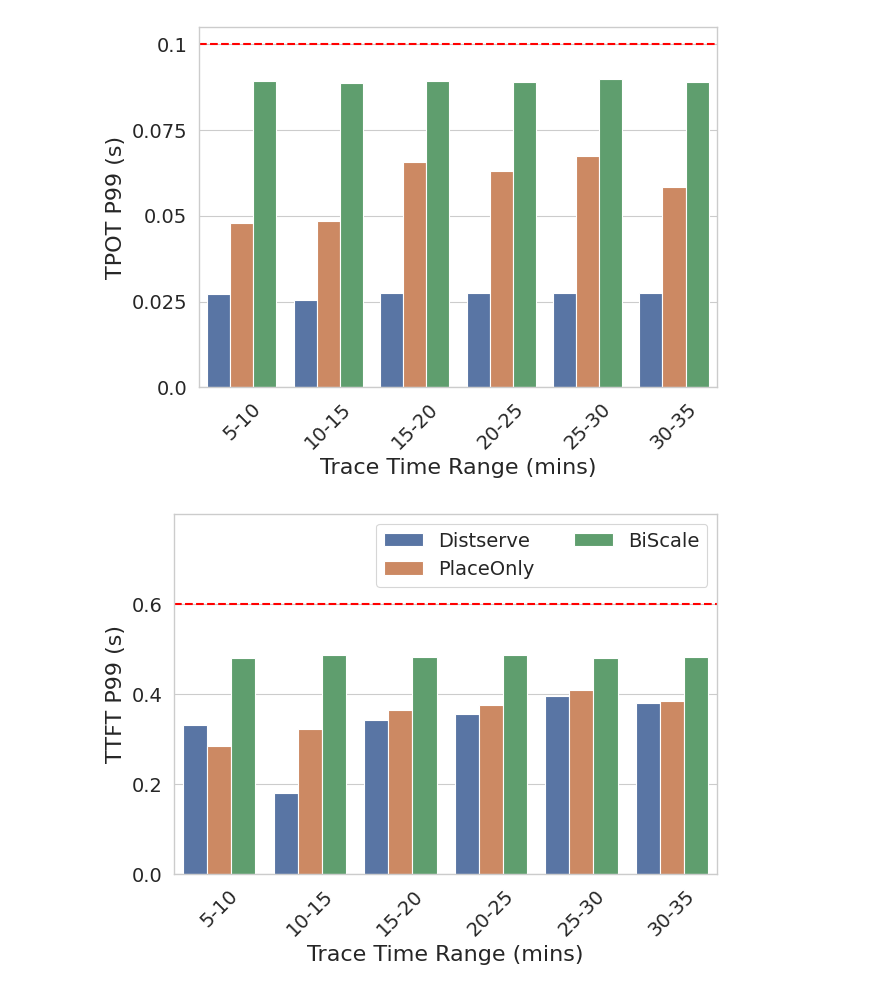
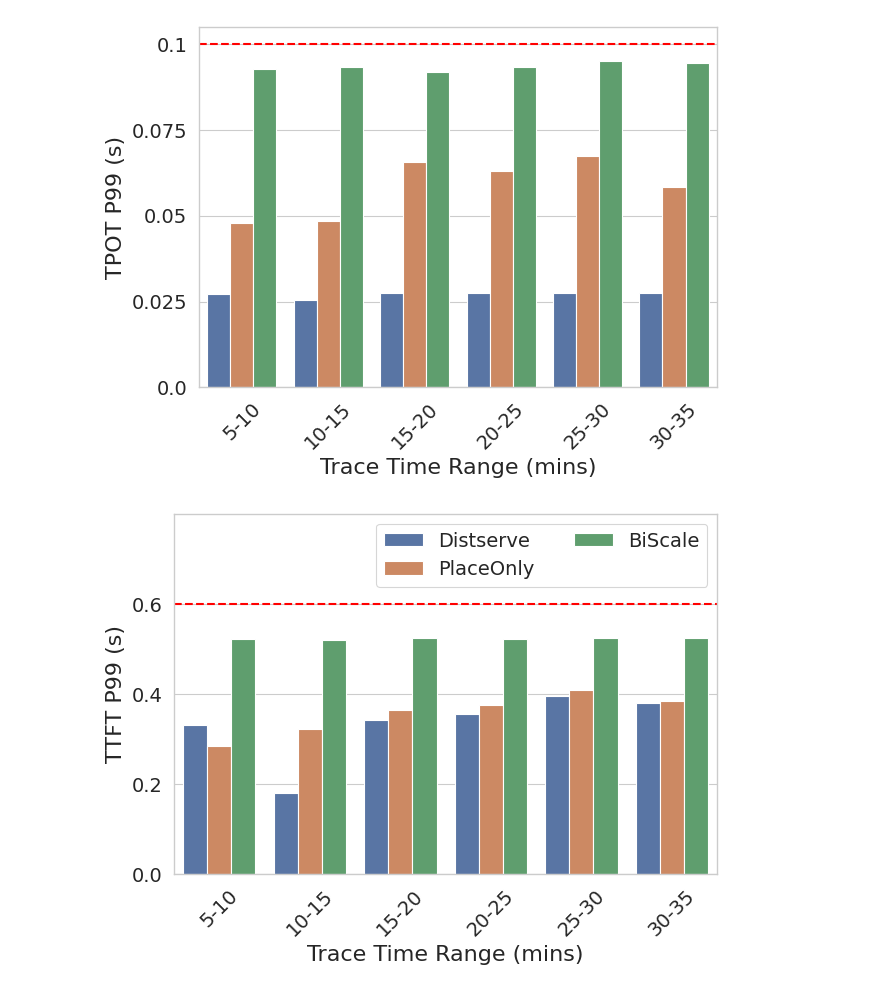
Before and after one commit to Louis-99/vllm-fork, a Jupyter notebook: additional_stuff/sosp_evals/2_nodes/dissag_vs_collocated.ipynb, the cells around one changed output. Saved outputs shown, nothing was run; the diff lists cells and outputs as text; code cells hidden in the pictures.

Commit message:
redid diag dvfs figures with together ai runs

```diff
--- a/additional_stuff/sosp_evals/2_nodes/dissag_vs_collocated.ipynb
+++ b/additional_stuff/sosp_evals/2_nodes/dissag_vs_collocated.ipynb
@@ -17,7 +17,10 @@ df_results_collocated_dvfs = pd.read_csv(path)
 path = '/export2/obasit/ClusterLevelServing/vllm_logs/asplos_logs/collocated_logs/ours/profiler_logs_Feb25_chunk_fix_freq_0/real/metrics.csv'
 df_results_collocated_fix_freq = pd.read_csv(path)
 
-df_results = pd.concat([df_results_disag, df_results_collocated_dvfs, df_results_collocated_fix_freq])
+path = '/export2/obasit/ClusterLevelServing/vllm_logs/arxiv_evls/67_percent_char_balance_dvfs_redo_together_ai/profiler_logs_0/metrics.csv'
+df_results_together_ai_disag_dvfs = pd.read_csv(path)
+
+df_results = pd.concat([df_results_disag, df_results_collocated_dvfs, df_results_collocated_fix_freq, df_results_together_ai_disag_dvfs])
 
 # Create a mapping for renaming expr_dir values
 rename_mapping = {
@@ -33,12 +36,12 @@ rename_mapping = {
     'OURS_R5_JAN3_OLD_P90_3': 'PlaceOnly 40',
     'OURS_R5_JAN3_OLD_P90_2': 'PlaceOnly 25',
     'OURS_R5_JAN3_OLD_P90_1': 'PlaceOnly 10',
-    'OURS_R5_JAN3_OLD_P90_1_DVFS_W': 'BiScale 10',
-    'OURS_R5_JAN3_OLD_P90_2_DVFS_W': 'BiScale 25',
-    'OURS_R5_JAN3_OLD_P90_3_DVFS_W': 'BiScale 40',
-    'OURS_R5_JAN3_OLD_P90_4_DVFS_W': 'BiScale 55',
-    'OURS_R5_JAN3_OLD_P90_5_DVFS_W': 'BiScale 70',
-    'OURS_R5_JAN3_OLD_P90_6_DVFS_W': 'BiScale 85',
+    'OURS_R5_JAN3_OLD_P90_1_DVFS_node0': 'BiScale 10',
+    'OURS_R5_JAN3_OLD_P90_2_DVFS_node0': 'BiScale 25',
+    'OURS_R5_JAN3_OLD_P90_3_DVFS_node0': 'BiScale 40',
+    'OURS_R5_JAN3_OLD_P90_4_DVFS_node0': 'BiScale 55',
+    'OURS_R5_JAN3_OLD_P90_5_DVFS_node0': 'BiScale 70',
+    'OURS_R5_JAN3_OLD_P90_6_DVFS_node0': 'BiScale 85',
     'OURS_CHUNK_FEB24_REAL_P67_1_node0': 'Collocated FixFreq 85',
     'OURS_CHUNK_FEB24_REAL_P67_2_node0': 'Collocated FixFreq 70',
     'OURS_CHUNK_FEB24_REAL_P67_3_node0': 'Collocated FixFreq 55',
@@ -145,35 +148,35 @@ ax.set_xticks([0,1,2, 3, 4, 5])
 ax.set_xticklabels(['5-10', '10-15', '15-20', '20-25', '25-30', '30-35'], fontsize=14, rotation=45, ha='center')
 ax.tick_params(axis='y', labelsize=14)
 ax.legend(title="", fontsize=14, ncol=2)
 ax.legend_.remove()
 plt.tight_layout()
 plt.savefig("figs/real_67p_trace_energy_per_token_decode.pdf", format="pdf")
 
 ############################ energy per token - prefill #######################
 
 sns.set_theme(context="paper", style="whitegrid")
 plt.figure()
 ax = sns.barplot(
     x="rps",
     y="prefill_energy_per_token",
     hue="name",
     data=df_results,
     dodge=True,
 )
 
 # Customize the plot
 ax.set_xlabel('Trace Time Range (mins)', fontsize=16)
 ax.set_ylabel('Energy per Token', fontsize=16)
 
 ax.set_xticks([0,1,2, 3, 4, 5])
 ax.set_xticklabels(['5-10', '10-15', '15-20', '20-25', '25-30', '30-35'], fontsize=14, rotation=45, ha='center')
 ax.tick_params(axis='y', labelsize=14)
 ax.legend_.remove()
 plt.tight_layout()
 plt.savefig("figs/real_67p_trace_energy_per_token_prefill.pdf", format="pdf")
 # %% [output]
-[figure, old version]
+[figure, new version]
-[figure, old version]
+[figure, new version]
 [figure]
 [figure]
 # %%
```
Also changed, not shown: parts of 5 cells of this notebook, 10 other files.
